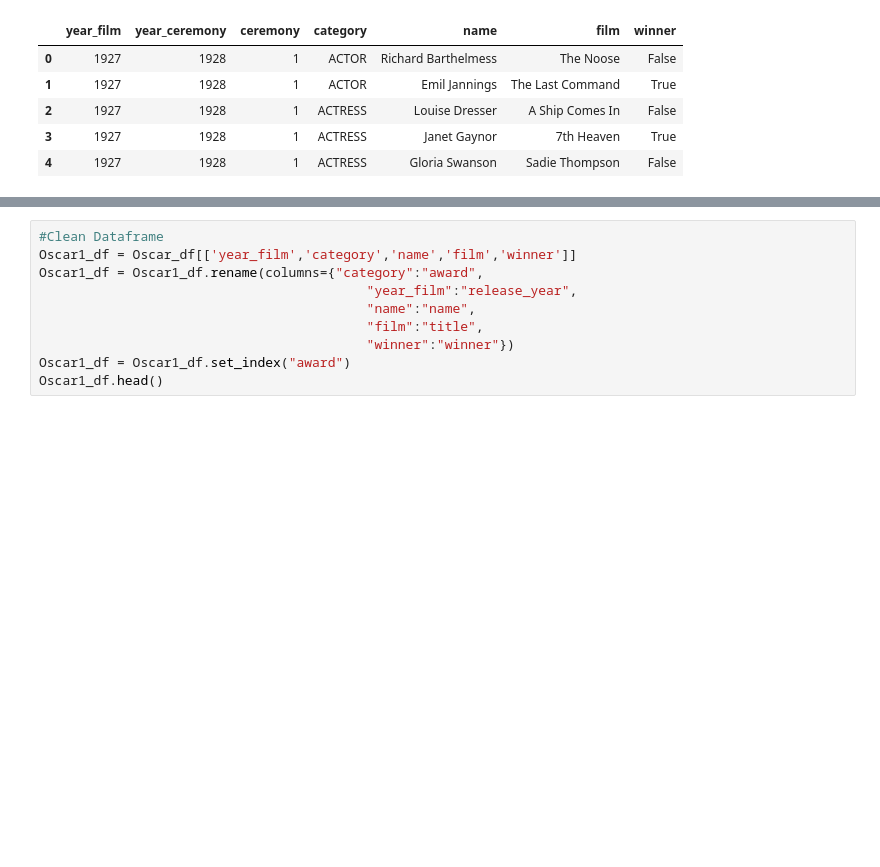
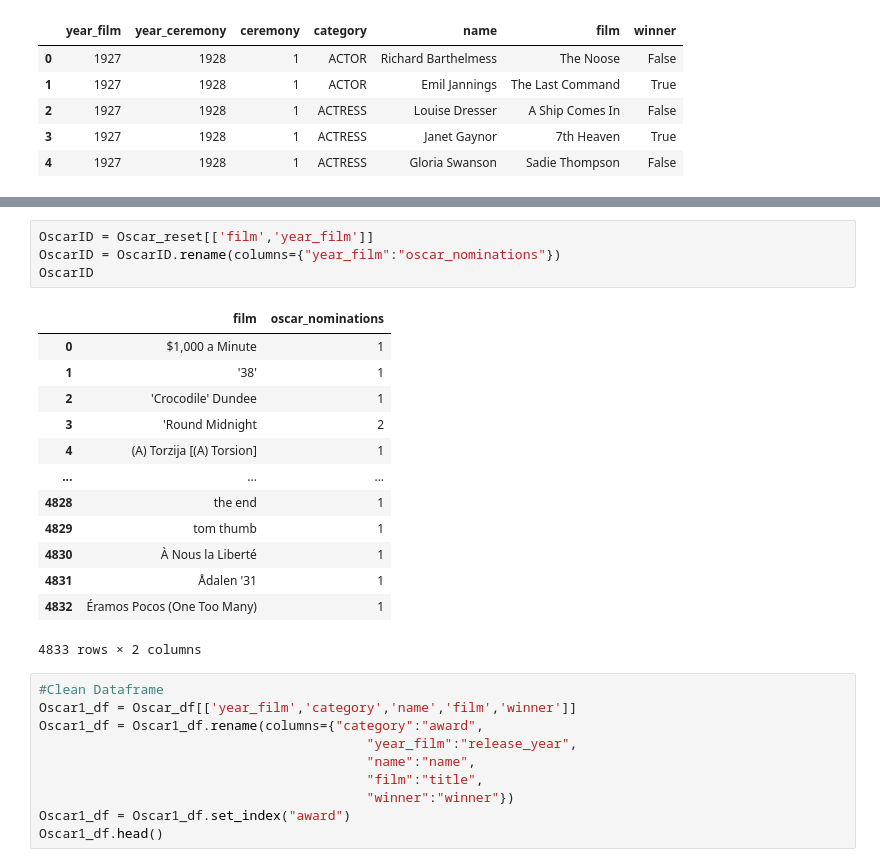
Before and after one commit to gemelodyyu/ETL-project-moives, a Jupyter notebook: OscarWinners.ipynb, the cells around one changed output, grey strips where cells are left out. Drawn from its saved outputs; the diff is of its cells as text; blank space fills up the shorter version.

```diff
--- a/OscarWinners.ipynb
+++ b/OscarWinners.ipynb
@@ -25,3 +38,21 @@ Oscar_df.head()
+# %%
+OscarID = Oscar_reset[['film','year_film']]
+OscarID = OscarID.rename(columns={"year_film":"oscar_nominations"})
+OscarID
+# %% [output]
+|  | film | oscar_nominations |
+| 0 | $1,000 a Minute | 1 |
+| 1 | '38' | 1 |
+| 2 | 'Crocodile' Dundee | 1 |
+| 3 | 'Round Midnight | 2 |
+| 4 | (A) Torzija [(A) Torsion] | 1 |
+| ... | ... | ... |
+| 4828 | the end | 1 |
+| 4829 | tom thumb | 1 |
+| 4830 | À Nous la Liberté | 1 |
+| 4831 | Ådalen '31 | 1 |
+| 4832 | Éramos Pocos (One Too Many) | 1 |
+4833 rows × 2 columns
 # %%
 #Clean Dataframe
 Oscar1_df = Oscar_df[['year_film','category','name','film','winner']]
```
Also changed, not shown: parts of 7 cells of this notebook, 1 other file.
